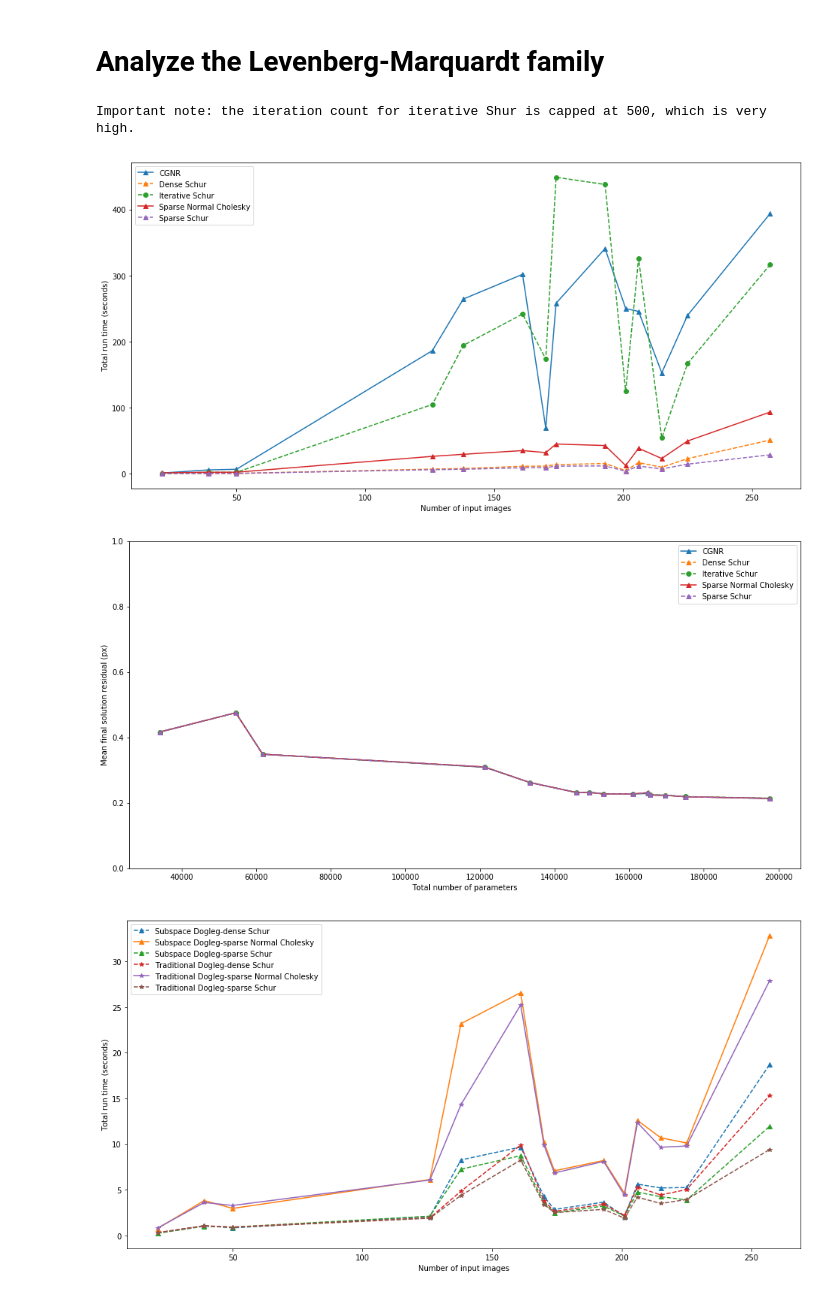
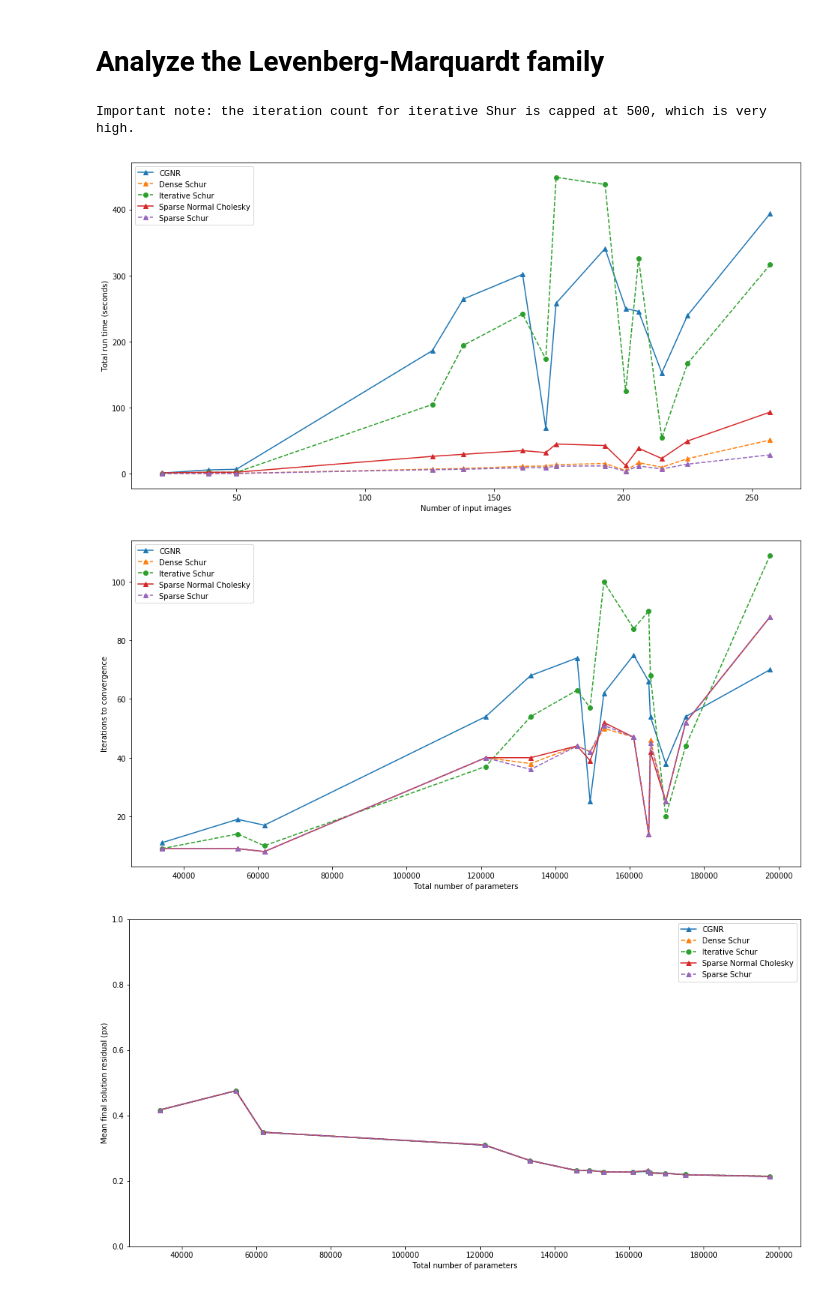
Before and after one commit to AndreiBarsan/numerics-from-scratch, a Jupyter notebook: csc2305/project/analysis/AnalyzeCeresExperiments.ipynb, the cells around one changed output. Cells and saved outputs as stored; diff of their text form; code cells hidden in the pictures.

Commit message:
More work on experiments harness and notebook refresh

```diff
--- a/csc2305/project/analysis/AnalyzeCeresExperiments.ipynb
+++ b/csc2305/project/analysis/AnalyzeCeresExperiments.ipynb
@@ -24,6 +24,10 @@ PARAMS_PER_POINT = 3
 # and two radial distorsion params.
 PARAMS_PER_CAMERA = 6 + 3
 
+SEQUENCE_NAMES = ['trafalgar', 'venice']
+# dubrovnik, ladybug are the others. 'final' is a set of gigantic problems which should
+# probably be solved using a compute cluster.
+
 EXP_ROOT = os.path.join('..', 'experiments', '00')
 assert len(os.listdir(EXP_ROOT)), "The experiment directory should not be empty."
 # %%
@@ -115,7 +119,7 @@ def load_files(root, sequence_name = 'trafalgar'):
 
     return {key: pd.DataFrame(vals) for (key, vals) in agg.items()}
 
-data = load_files(EXP_ROOT)
+data = {sequence_name: load_files(EXP_ROOT, sequence_name) for sequence_name in SEQUENCE_NAMES}
 # %% [output]
 WARNING: optimization method [results-trafalgar-problem-201-54427-pre.txt-TRUST_REGION-DOGLEG-SUBSPACE_DOGLEG-CGNR-params.csv] failed.
 WARNING: optimization method [results-trafalgar-problem-50-20431-pre.txt-TRUST_REGION-DOGLEG-TRADITIONAL_DOGLEG-ITERATIVE_SCHUR-params.csv] failed.
@@ -137,5 +141,6 @@ WARNING: optimization method [results-trafalgar-problem-193-53101-pre.txt-TRUST_
 # %%
 print(data.keys())
-for key in data:
-    print("{} experiments in category {}.".format(len(data[key]), key))
+for seq in data:
+    for key in data[seq]:
+        print("{} experiments in category {} of sequence {}.".format(len(data[seq][key]), key, seq))
 # %% [output]
@@ -164,8 +172,8 @@ def screaming_snake_to_human(token):
     parts = token.split("_")
     return " ".join(part.capitalize() for part in parts)
 # %%
-def plot_category(category, x_axis='n_images', y_axis='time_seconds', **kw):
-    frame = data[category]
+def plot_category(seq, category, x_axis='n_images', y_axis='time_seconds', **kw):
+    frame = data[seq][category]
     methods = sorted(frame['method'].unique())
 
     plt.figure(figsize=(16,8))
@@ -195,40 +203,41 @@ def plot_category(category, x_axis='n_images', y_axis='time_seconds', **kw):
                 marker = '*'
             elif 'subspace' in m.lower():
                 marker = '^'
             else:
                 raise ValueError("Unknown dogleg method category [{}]!".format(category))
 
         # Plot the experiment's line
         frame[frame['method'] == m].sort_values(by='n_images').plot(x_axis, y_axis, linestyle=style,
                                                                     marker=marker,
                                                                     ax=ax, label=label)
     ax.set_xlabel(x_pretty[x_axis])
     ax.set_ylabel(y_pretty[y_axis])
 
     top_hline = kw.get('top')
     if top_hline is not None:
         ax.axhline([top_hline], linestyle='--')
 
     if 'normalized' in y_axis:
         ax.set_ylim([0.0, 1.0])
 
     # Calling this in the end ensures proper positioning.
     ax.legend()
 
 # TODO(andreib): Little skull icons for any marker over 'top'.
 top_seconds = None
-plot_category('lm', 'n_images', 'time_seconds', top=top_seconds)
+plot_category('trafalgar', 'lm', 'n_images', 'time_seconds', top=top_seconds)
 print("Important note: the iteration count for iterative Shur is capped at 500, which is very high.")
-# plot_category('lm', 'n_points', 'time_seconds', top=top_seconds)
-# plot_category('lm', 'n_points', 'iterations', top=top_seconds)
-# plot_category('lm', 'n_points', 'final_cost', top=None)
-# plot_category('lm', 'n_params', 'final_cost', top=None)
-plot_category('lm', 'n_params', 'normalized_final_cost', top=None)
+# plot_category('trafalgar', 'lm', 'n_points', 'time_seconds', top=top_seconds)
+plot_category('trafalgar', 'lm', 'n_params', 'iterations', top=top_seconds)
+# plot_category('trafalgar', 'lm', 'n_points', 'final_cost', top=None)
+# plot_category('trafalgar', 'lm', 'n_params', 'final_cost', top=None)
+plot_category('trafalgar', 'lm', 'n_params', 'normalized_final_cost', top=None)
 
-plot_category('dogleg', 'n_images', 'time_seconds', top=top_seconds)
-plot_category('dogleg', 'n_params', 'normalized_final_cost', top=None)
+plot_category('trafalgar', 'dogleg', 'n_images', 'time_seconds', top=top_seconds)
+plot_category('trafalgar', 'dogleg', 'n_params', 'iterations', top=top_seconds)
+plot_category('trafalgar', 'dogleg', 'n_params', 'normalized_final_cost', top=None)
 # %% [output]
 Important note: the iteration count for iterative Shur is capped at 500, which is very high.
 [figure]
-[figure, old version]
+[figure, new version]
-[figure, old version]
+[figure, new version]
```
Also changed, not shown: parts of 5 cells of this notebook, 2 other files.
